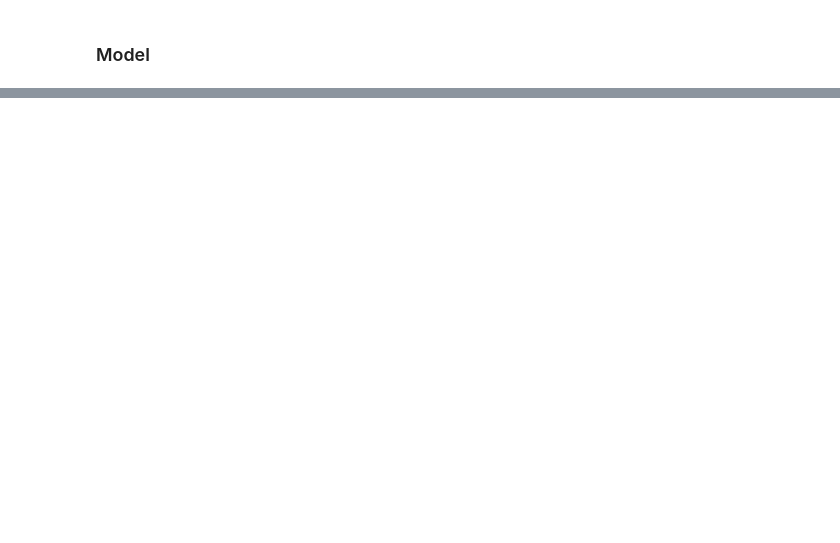
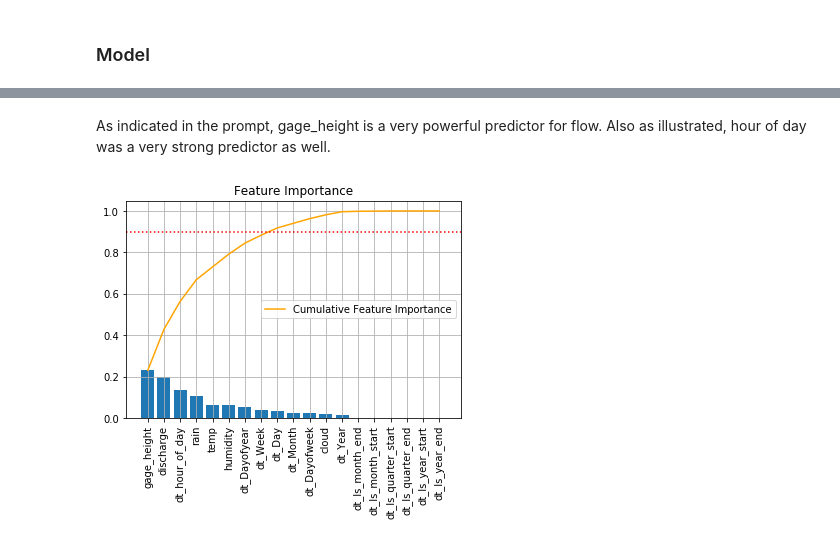
Before and after one commit to LucasXavierChurchman/plutoshift_flow, a Jupyter notebook: flow.ipynb, the cells around one changed output, grey strips where cells are left out. Drawn from its saved outputs; the diff is of its cells as text; code cells hidden in the pictures; blank space fills up the shorter version.

```diff
--- a/flow.ipynb
+++ b/flow.ipynb
@@ -299,0 +346,9 @@ X_train, X_test, y_train, y_test = train_test_split(X,y, test_size = 0.2, shuffl
+# %%
+data = df.drop(['Date_local', 'app_temperature'], axis = 1)
+
+y = data['INF_FLOW']
+X = data[data.columns[1:]]
+
+#taking out the last 10% of our data for prediction
+X_train, X_val = np.split(X, [int(.75*len(data))])
+y_train, y_val = np.split(y, [int(.75*len(data))])
@@ -331,0 +477,18 @@ pd.DataFrame(feature_importances, columns = '')
+# %% [markdown]
+As indicated in the prompt, gage_height is a very powerful predictor for flow. Also as illustrated, hour of day was a very strong predictor as well.
+# %%
+importances = model.feature_importances_
+importances[::-1].sort()
+indices = np.argsort(importances)[::-1]
+cum_var = [importances[:x+1].sum() for x in range(len(importances))]
+plt.figure()
+plt.title("Feature Importance")
+plt.bar(range(X.shape[1]), importances[indices])
+plt.xticks(range(X.shape[1]), df_feature_importances['Feature Name'], rotation=90)
+plt.plot(cum_var, c = 'orange')
+plt.axhline(0.9, c = 'red', linestyle = 'dotted')
+plt.grid()
+plt.legend(labels = ['Cumulative Feature Importance'], loc = 'center right')
+plt.show()
+# %% [output]
+[figure, added]
```
Also changed, not shown: parts of 30 cells of this notebook, 2 other files.
